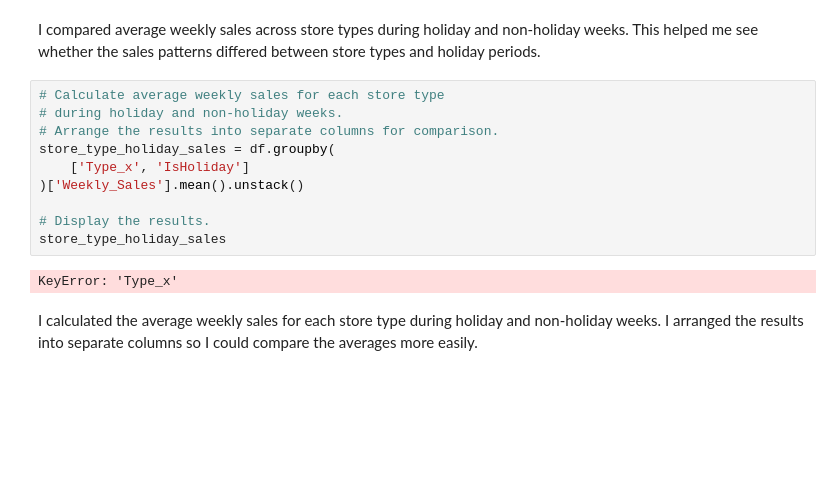
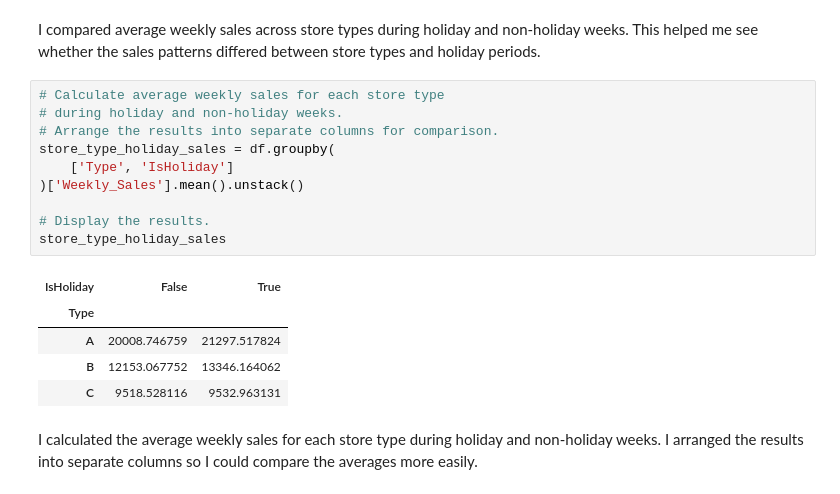
Before and after one commit to yetundeokunlade-commits/retail-sales-analysis, a Jupyter notebook: jupyter_notebooks/Notebook_Template.ipynb, the cells around one changed output. Saved outputs shown, nothing was run; the diff lists cells and outputs as text; blank space fills up the shorter version.

```diff
--- a/jupyter_notebooks/Notebook_Template.ipynb
+++ b/jupyter_notebooks/Notebook_Template.ipynb
@@ -2120,15 +2150,19 @@ I compared average weekly sales across store types during holiday and non-holida
 # %%
 # Calculate average weekly sales for each store type
 # during holiday and non-holiday weeks.
 # Arrange the results into separate columns for comparison.
 store_type_holiday_sales = df.groupby(
-    ['Type_x', 'IsHoliday']
+    ['Type', 'IsHoliday']
 )['Weekly_Sales'].mean().unstack()
 
 # Display the results.
 store_type_holiday_sales
 # %% [output]
-KeyError: 'Type_x'
+| IsHoliday | False | True |
+| Type |  |  |
+| A | 20008.746759 | 21297.517824 |
+| B | 12153.067752 | 13346.164062 |
+| C | 9518.528116 | 9532.963131 |
 # %% [markdown]
 I calculated the average weekly sales for each store type during holiday and non-holiday weeks. I arranged the results into separate columns so I could compare the averages more easily.
 # %%
```
Also changed, not shown: parts of 25 cells of this notebook.
